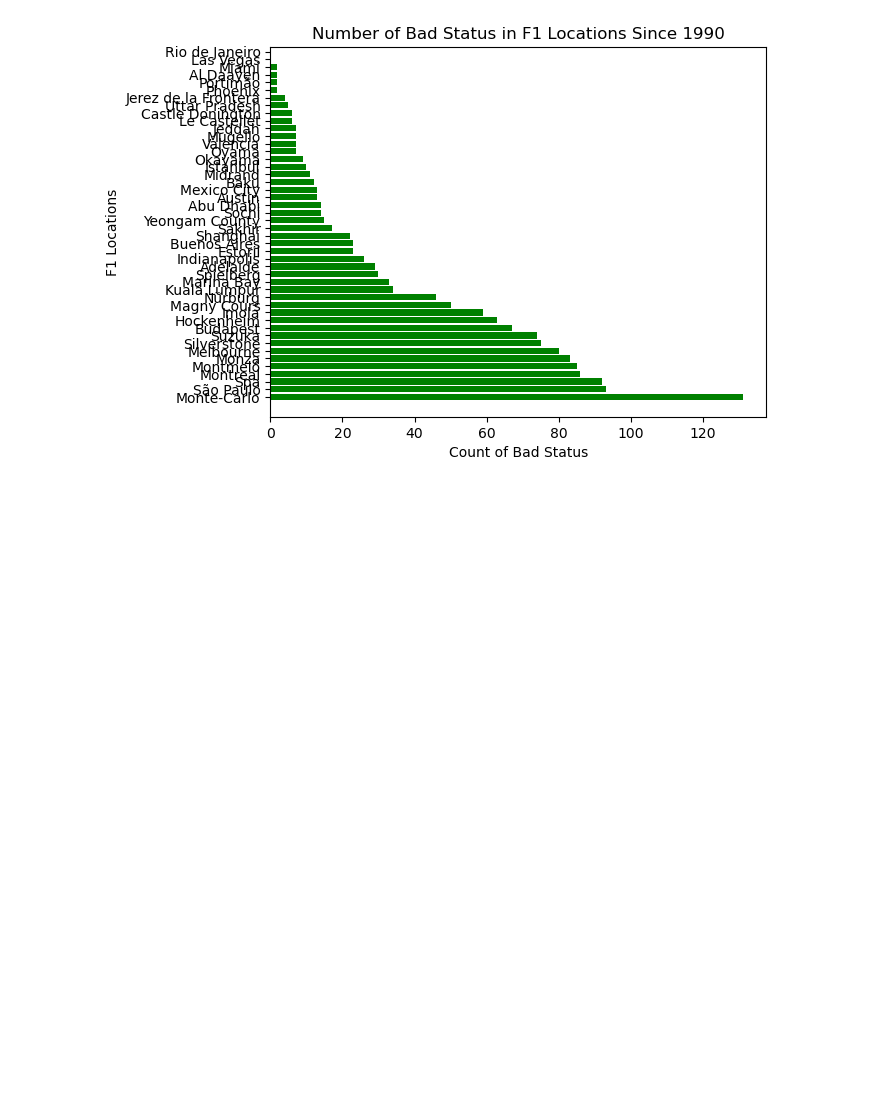
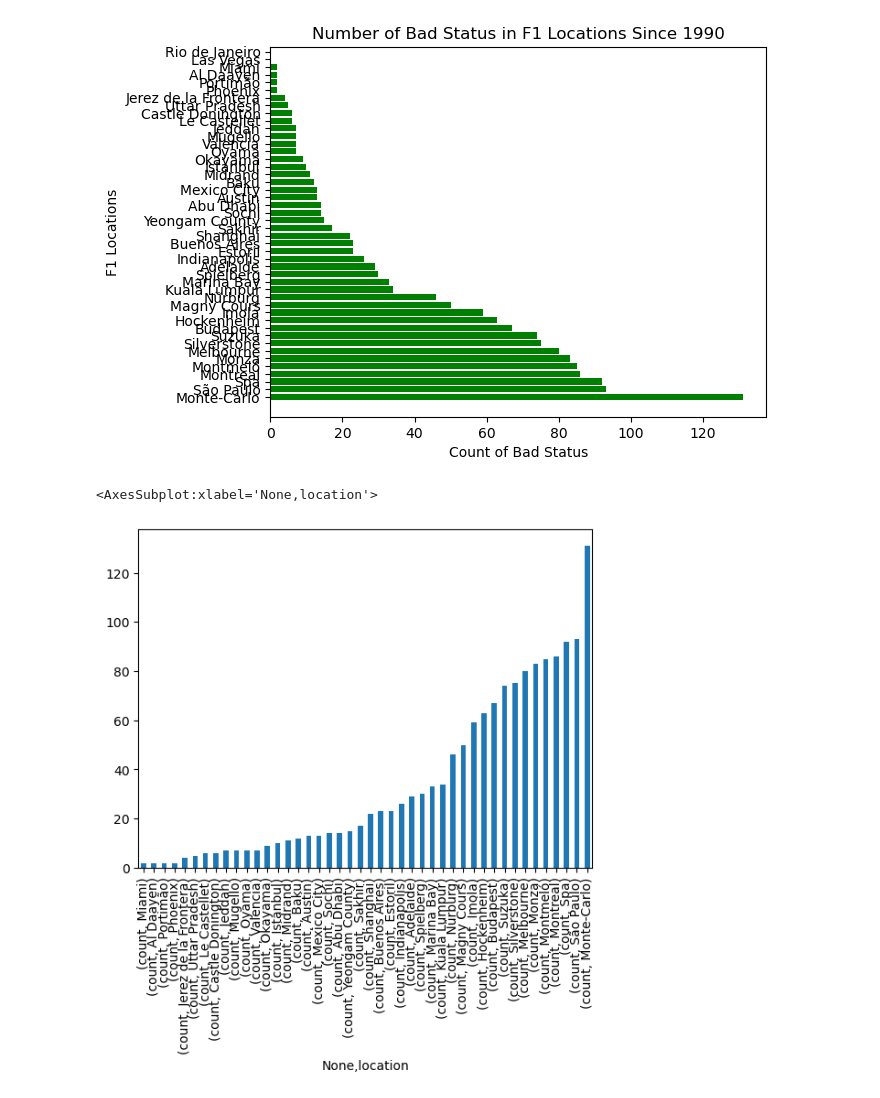
Before and after one commit to j-suave/emoryqtm151, a Jupyter notebook: final_project/Final Project.ipynb, the cells around one changed output. Saved outputs shown, nothing was run; the diff lists cells and outputs as text; code cells hidden in the pictures; blank space fills up the shorter version.

```diff
--- a/final_project/Final Project.ipynb
+++ b/final_project/Final Project.ipynb
@@ -241,3 +241,9 @@ plt.title ( "Number of Bad Status in F1 Locations Since 1990")
 # %% [output]
 Text(0.5, 1.0, 'Number of Bad Status in F1 Locations Since 1990')
 [figure]
+# %%
+
+agg_stats.unstack("location").plot(kind = "bar",stacked = False)
+# %% [output]
+<AxesSubplot:xlabel='None,location'>
+[figure, added]
```
Also changed, not shown: parts of 1 cell of this notebook.
